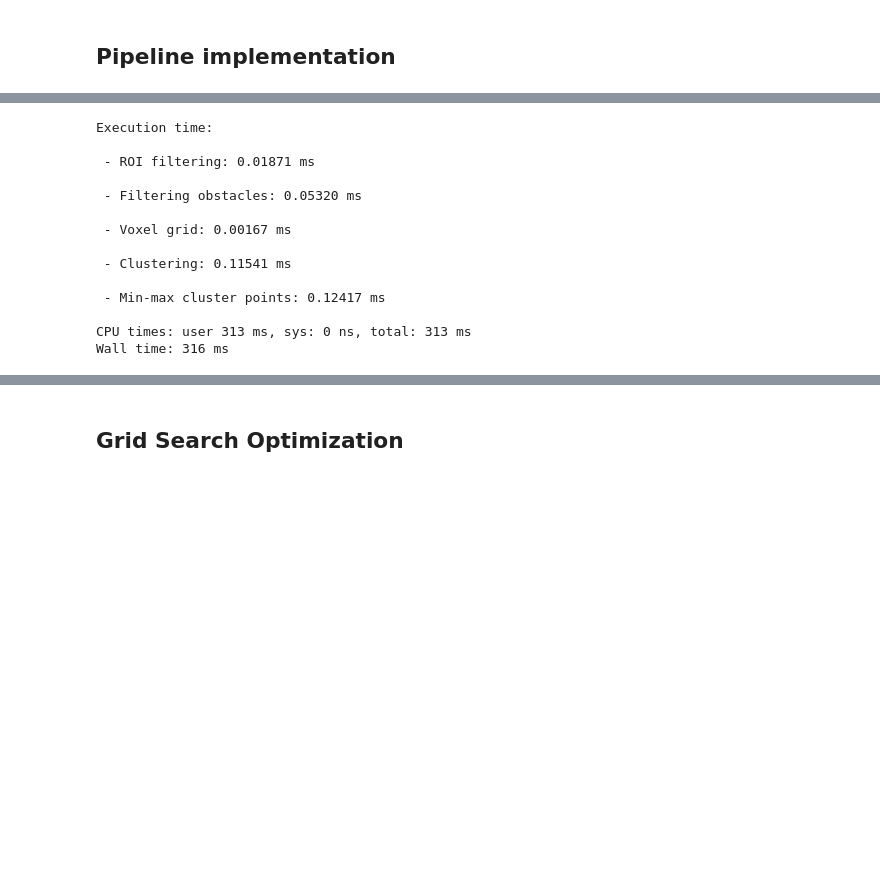
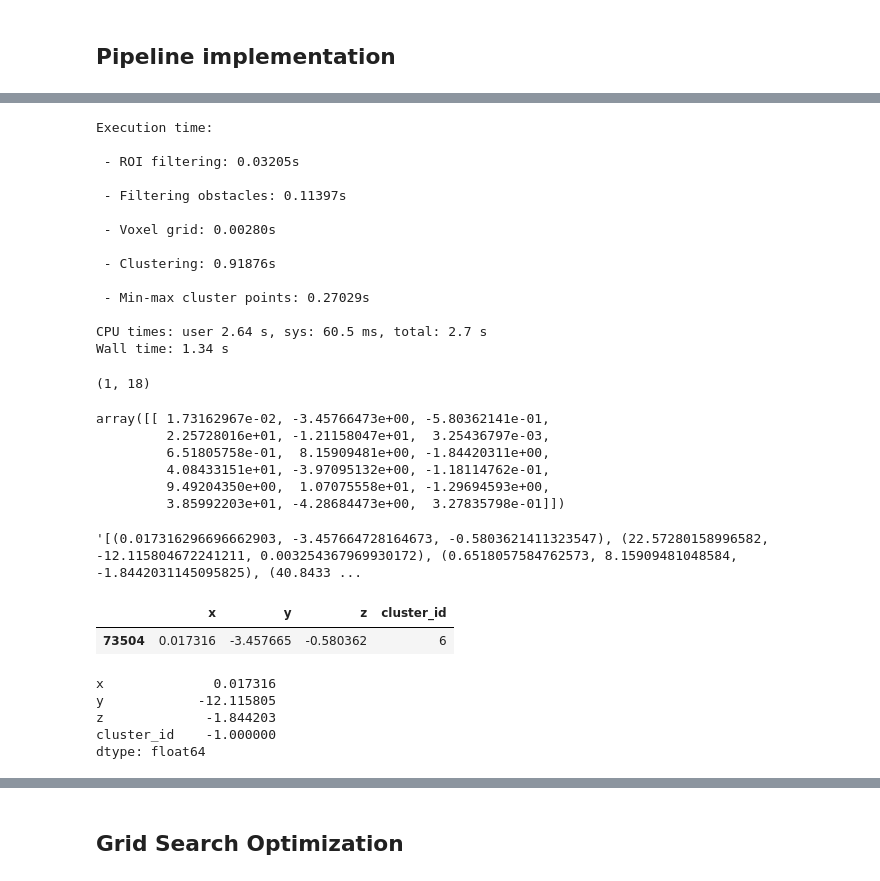
Before and after one commit to VirtualRoyalty/PointCloudSegmentation, a Jupyter notebook: obstacle-detection/examples/obstacle detection.ipynb, the cells around one changed output, grey strips where cells are left out. Cells and saved outputs as stored; diff of their text form; code cells hidden in the pictures; blank space fills up the shorter version.

Commit message:
minor changes, added new writting param for rotated bboxes

```diff
--- a/obstacle-detection/examples/obstacle detection.ipynb
+++ b/obstacle-detection/examples/obstacle detection.ipynb
@@ -130,18 +153,24 @@ def pipeline_optimized(scan, label, obstacle_lst, verbose=False, exec_time=False
     pcloud = pyntcloud.PyntCloud(pcloud)
     obstacle_time = (datetime.now() - start_time).total_seconds()
 
-    if len(pcloud.points) > 0:
+    if len(pcloud.points) > 200:
 
         # Getting voxel grid
         start_time = datetime.now()
         voxelgrid_id = pcloud.add_structure("voxelgrid", n_x=params['x_voxels'],
                                                          n_y=params['y_voxels'],
-                                                         n_z=params['z_voxels'])
+                                                         n_z=params['z_voxels'],
+                                                         regular_bounding_box=False)
         voxel_time = (datetime.now() - start_time).total_seconds()
 
         # Сlustering obstacles
         start_time = datetime.now()
-        cluster_id = pcloud.add_scalar_field("euclidean_clusters", voxelgrid_id=voxelgrid_id)
+#         cluster_id = pcloud.add_scalar_field("euclidean_clusters", voxelgrid_id=voxelgrid_id)
+        clusterer = DBSCAN(eps=params['eps'], min_samples=params['min_samples'],
+                           n_jobs=-1, algorithm='auto', leaf_size=params['leaf_size'])
+        clusterer.fit(pcloud.points[['x', 'y', 'z']])
+        pcloud.points['cluster_id'] = clusterer.labels_
+        cluster_id = 'cluster_id'
         cluster_time = (datetime.now() - start_time).total_seconds()
 
         # Getting cluster min max points fot bounding boxes
@@ -149,13 +178,15 @@ def pipeline_optimized(scan, label, obstacle_lst, verbose=False, exec_time=False
         pcloud.points['norm'] = np.sqrt(np.square(pcloud.points[['x', 'y', 'z']]).sum(axis=1))
         clusters = pd.DataFrame.from_dict({key: [] for key in pcloud.points.columns})
         for _id in pcloud.points[cluster_id].unique():
+            if _id == -1 or len(pcloud.points[pcloud.points[cluster_id] == _id]) < 10:
+                continue
             tcluster = common.outlier_filter(pcloud.points[pcloud.points[cluster_id] == _id],
                                              verbose=False)
             clusters = clusters.append(tcluster)
 
         clusters = clusters.groupby([cluster_id]).agg({ 'x': ['min', 'max'],
-                                                      'y': ['min', 'max'],
-                                                      'z': ['min', 'max'] }).values
+                                                        'y': ['min', 'max'],
+                                                        'z': ['min', 'max'] }).values
 
         cluster_data = pcloud.points[['x', 'y', 'z', cluster_id]]
         cluster_data = cluster_data.rename(columns ={cluster_id: 'cluster_id'})
@@ -166,11 +197,12 @@ def pipeline_optimized(scan, label, obstacle_lst, verbose=False, exec_time=False
 
     if verbose:
         print('Execution time:')
-        print('\n - ROI filtering: {:.5f} ms'.format(roi_time))
-        print('\n - Filtering obstacles: {:.5f} ms'.format(obstacle_time))
-        print('\n - Voxel grid: {:.5f} ms'.format(voxel_time))
-        print('\n - Clustering: {:.5f} ms'.format(cluster_time))
-        print('\n - Min-max cluster points: {:.5f} ms \n'.format(min_max_time))
+        print('\n - ROI filtering: {:.5f}s'.format(roi_time))
+        print('\n - Filtering obstacles: {:.5f}s'.format(obstacle_time))
+        print('\n - Voxel grid: {:.5f}s'.format(voxel_time))
+        print('\n - Clustering: {:.5f}s'.format(cluster_time))
+        print('\n - Min-max cluster points: {:.5f}s \n'.format(min_max_time))
+#         print('\n - Score: {:.5f} \n'.format(score))
 
     if exec_time:
         return clusters, cluster_data, {'roi_time': roi_time,
@@ -196,23 +243,24 @@ Wall time: 18.1 µs
 # %%
 %%time
-params = {'x_voxels': 24, 'y_voxels': 30, 'z_voxels': 3,
+params = {'x_voxels': 26, 'y_voxels': 30, 'z_voxels': 6,
           'roi_x_min': 0, 'roi_x_max': 45,
           'roi_y_min': -14, 'roi_y_max': 14,
-          'roi_z_min': -1.25, 'roi_z_max': 1}
-clusters, _, t = pipeline_optimized(scan, label, obstacle_lst, verbose=True,
+          'roi_z_min': -2, 'roi_z_max': 1,
+          'eps': 0.7, 'min_samples': 6, 'leaf_size': 120}
+clusters, cluster_data, time_exec= pipeline_optimized(scan, label, obstacle_lst, verbose=True,
                                     exec_time=True, **params)
 # %% [output]
 Execution time:
 
- - ROI filtering: 0.01871 ms
+ - ROI filtering: 0.03205s
 
- - Filtering obstacles: 0.05320 ms
+ - Filtering obstacles: 0.11397s
 
- - Voxel grid: 0.00167 ms
+ - Voxel grid: 0.00280s
 
- - Clustering: 0.11541 ms
+ - Clustering: 0.91876s
 
- - Min-max cluster points: 0.12417 ms
+ - Min-max cluster points: 0.27029s
 
-CPU times: user 313 ms, sys: 0 ns, total: 313 ms
-Wall time: 316 ms
+CPU times: user 2.64 s, sys: 60.5 ms, total: 2.7 s
+Wall time: 1.34 s
@@ -218,0 +277,4 @@ Wall time: 316 ms
+# %%
+array.shape
+# %% [output]
+(1, 18)
@@ -218,0 +285,26 @@ Wall time: 316 ms
+# %%
+array
+# %% [output]
+array([[ 1.73162967e-02, -3.45766473e+00, -5.80362141e-01,
+         2.25728016e+01, -1.21158047e+01,  3.25436797e-03,
+         6.51805758e-01,  8.15909481e+00, -1.84420311e+00,
+         4.08433151e+01, -3.97095132e+00, -1.18114762e-01,
+         9.49204350e+00,  1.07075558e+01, -1.29694593e+00,
+         3.85992203e+01, -4.28684473e+00,  3.27835798e-01]])
+# %%
+str(vertices_lst)
+# %% [output]
+'[(0.017316296696662903, -3.457664728164673, -0.5803621411323547), (22.57280158996582, -12.115804672241211, 0.003254367969930172), (0.6518057584762573, 8.15909481048584, -1.8442031145095825), (40.8433 ...
+# %%
+cluster_data[cluster_data.index == 73504]
+# %% [output]
+|  | x | y | z | cluster_id |
+| 73504 | 0.017316 | -3.457665 | -0.580362 | 6 |
+# %%
+cluster_data.min()
+# %% [output]
+x              0.017316
+y            -12.115805
+z             -1.844203
+cluster_id    -1.000000
+dtype: float64
```
Also changed, not shown: parts of 27 cells of this notebook, 2 other files.
